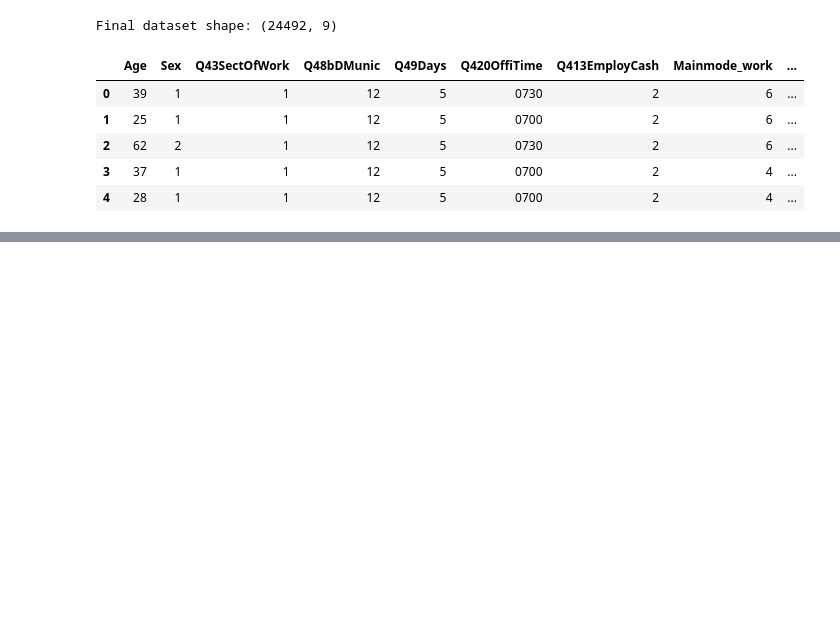
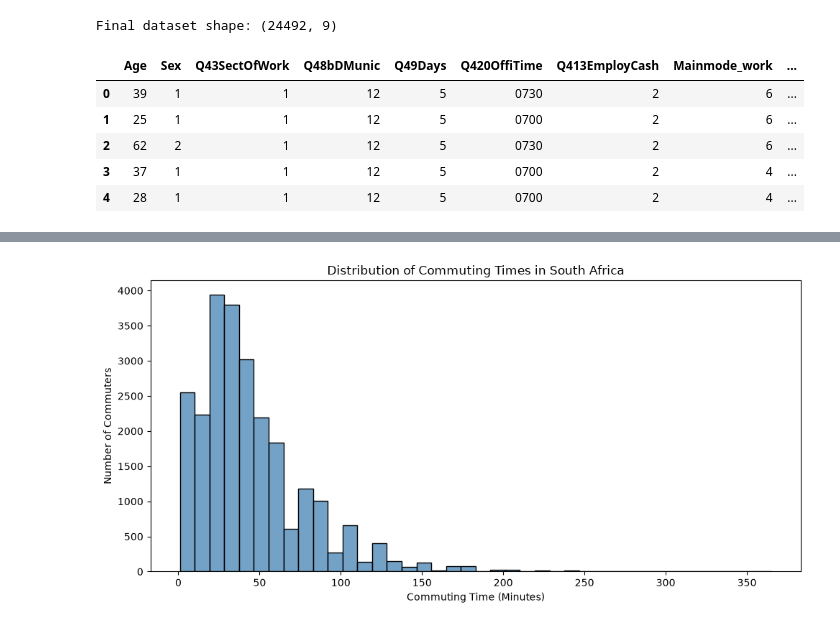
Before and after one commit to EKIRABO/linear_regression_model, a Jupyter notebook: summative/linear_regression/multivariate.ipynb, the cells around one changed output, grey strips where cells are left out. Cells and saved outputs as stored; diff of their text form; code cells hidden in the pictures; blank space fills up the shorter version.

```diff
--- a/summative/linear_regression/multivariate.ipynb
+++ b/summative/linear_regression/multivariate.ipynb
@@ -176,3 +176,14 @@ Final dataset shape: (24492, 9)
 | 2 | 62 | 2 | 1 | 12 | 5 | 0730 | 2 | 6 | ... |
 | 3 | 37 | 1 | 1 | 12 | 5 | 0700 | 2 | 4 | ... |
 | 4 | 28 | 1 | 1 | 12 | 5 | 0700 | 2 | 4 | ... |
+# %%
+# Converting official work start time into minutes after midnight
+work_time = commute_df["Q420OffiTime"].astype(str).str.zfill(4)
+
+hours = work_time.str[:2].astype(int)
+minutes = work_time.str[2:].astype(int)
+
+commute_df["WorkStartMinutes"] = hours * 60 + minutes
+
+# Comparing the original and transformed values
+commute_df[["Q420OffiTime", "WorkStartMinutes"]].head()
@@ -178,0 +230,19 @@ Final dataset shape: (24492, 9)
+# %%
+# Visualizing the distribution of commuting times
+plt.figure(figsize=(10, 5))
+
+sns.histplot(
+    data=commute_df,
+    x="Tot_time_travel_work",
+    bins=40,
+    color="steelblue"
+)
+
+plt.title("Distribution of Commuting Times in South Africa")
+plt.xlabel("Commuting Time (Minutes)")
+plt.ylabel("Number of Commuters")
+
+plt.tight_layout()
+plt.show()
+# %% [output]
+[figure, added]
```
Also changed, not shown: parts of 8 cells of this notebook.
